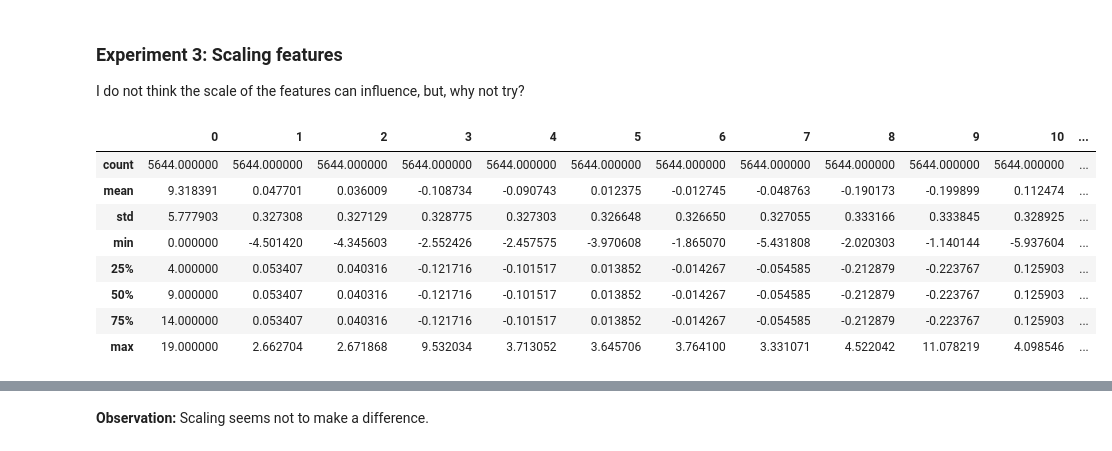
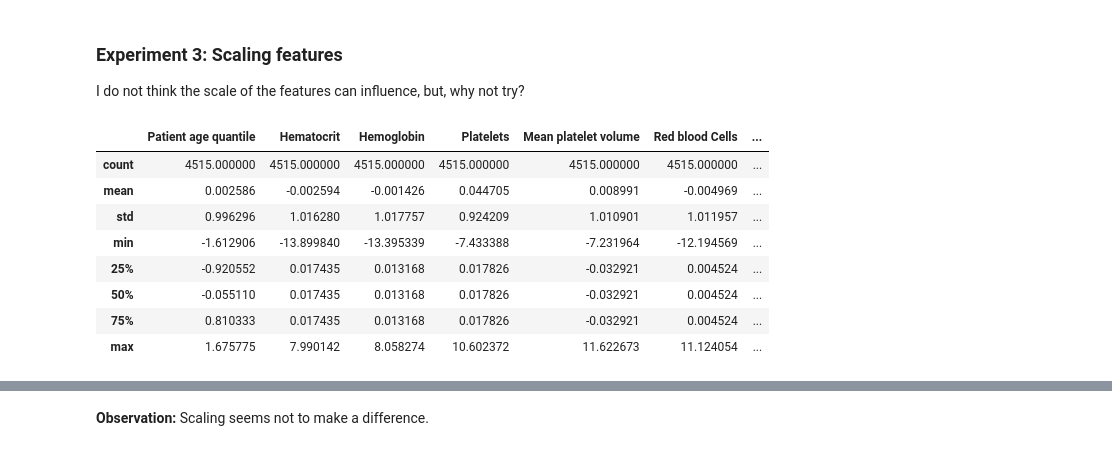
Before and after one commit to Anukool97/covid-19, a Jupyter notebook: COVID 19 - Albert Einstein dataset.ipynb, the cells around one changed output, grey strips where cells are left out. Cells and saved outputs as stored; diff of their text form; code cells hidden in the pictures.

```diff
--- a/COVID 19 - Albert Einstein dataset.ipynb
+++ b/COVID 19 - Albert Einstein dataset.ipynb
@@ -525,17 +582,17 @@ x_train_transformed = pd.DataFrame(x_train_transformed, columns=X_train.columns)
 x_test_transformed = scaler.transform(imputed_test)
 x_test_transformed = pd.DataFrame(x_test_transformed, columns=X_train.columns)
 # %%
-X_imputed.describe()
+x_train_transformed.describe()
 # %% [output]
-|  | 0 | 1 | 2 | 3 | 4 | 5 | 6 | 7 | 8 | 9 | 10 | ... |
-| count | 5644.000000 | 5644.000000 | 5644.000000 | 5644.000000 | 5644.000000 | 5644.000000 | 5644.000000 | 5644.000000 | 5644.000000 | 5644.000000 | 5644.000000 | ... |
-| mean | 9.318391 | 0.047701 | 0.036009 | -0.108734 | -0.090743 | 0.012375 | -0.012745 | -0.048763 | -0.190173 | -0.199899 | 0.112474 | ... |
-| std | 5.777903 | 0.327308 | 0.327129 | 0.328775 | 0.327303 | 0.326648 | 0.326650 | 0.327055 | 0.333166 | 0.333845 | 0.328925 | ... |
-| min | 0.000000 | -4.501420 | -4.345603 | -2.552426 | -2.457575 | -3.970608 | -1.865070 | -5.431808 | -2.020303 | -1.140144 | -5.937604 | ... |
-| 25% | 4.000000 | 0.053407 | 0.040316 | -0.121716 | -0.101517 | 0.013852 | -0.014267 | -0.054585 | -0.212879 | -0.223767 | 0.125903 | ... |
-| 50% | 9.000000 | 0.053407 | 0.040316 | -0.121716 | -0.101517 | 0.013852 | -0.014267 | -0.054585 | -0.212879 | -0.223767 | 0.125903 | ... |
-| 75% | 14.000000 | 0.053407 | 0.040316 | -0.121716 | -0.101517 | 0.013852 | -0.014267 | -0.054585 | -0.212879 | -0.223767 | 0.125903 | ... |
-| max | 19.000000 | 2.662704 | 2.671868 | 9.532034 | 3.713052 | 3.645706 | 3.764100 | 3.331071 | 4.522042 | 11.078219 | 4.098546 | ... |
+|  | Patient age quantile | Hematocrit | Hemoglobin | Platelets | Mean platelet volume | Red blood Cells | ... |
+| count | 4515.000000 | 4515.000000 | 4515.000000 | 4515.000000 | 4515.000000 | 4515.000000 | ... |
+| mean | 0.002586 | -0.002594 | -0.001426 | 0.044705 | 0.008991 | -0.004969 | ... |
+| std | 0.996296 | 1.016280 | 1.017757 | 0.924209 | 1.010901 | 1.011957 | ... |
+| min | -1.612906 | -13.899840 | -13.395339 | -7.433388 | -7.231964 | -12.194569 | ... |
+| 25% | -0.920552 | 0.017435 | 0.013168 | 0.017826 | -0.032921 | 0.004524 | ... |
+| 50% | -0.055110 | 0.017435 | 0.013168 | 0.017826 | -0.032921 | 0.004524 | ... |
+| 75% | 0.810333 | 0.017435 | 0.013168 | 0.017826 | -0.032921 | 0.004524 | ... |
+| max | 1.675775 | 7.990142 | 8.058274 | 10.602372 | 11.622673 | 11.124054 | ... |
 # %%
 result = run_single(x_train_transformed, y_train, x_test_transformed, y_test,RandomForestClassifier(random_state=42))
 print_result(result)
```
Also changed, not shown: parts of 9 cells of this notebook.
